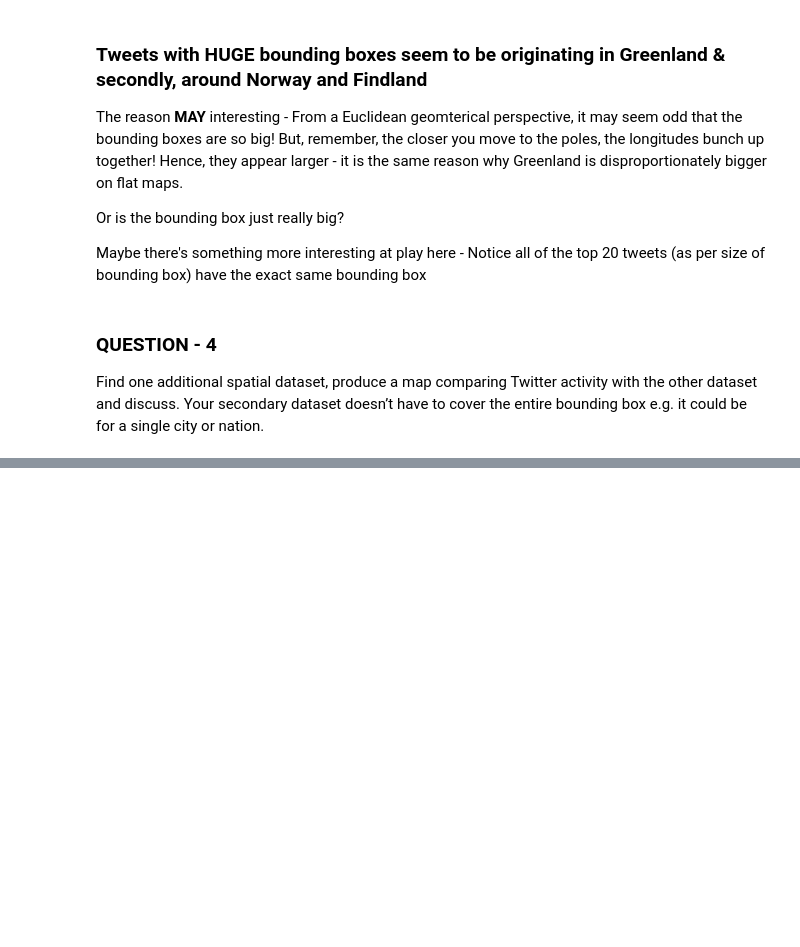
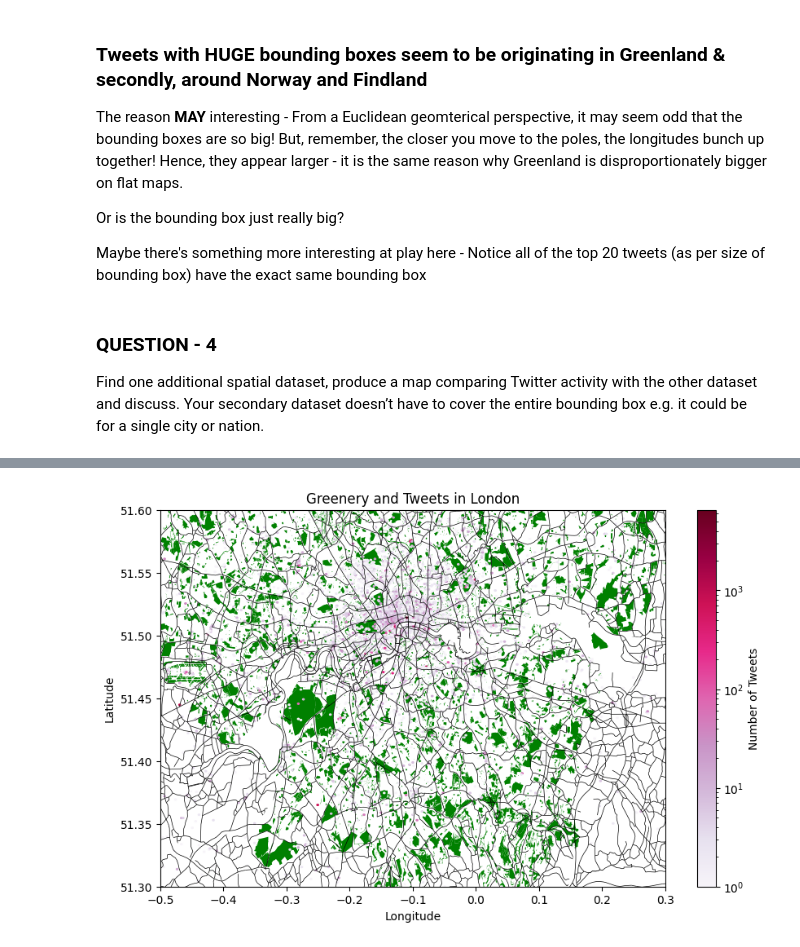
Before and after one commit to katoxiv/X-Notebooks, a Jupyter notebook: Twitter_Coursework/03_Mapping.ipynb, the cells around one changed output, grey strips where cells are left out. Drawn from its saved outputs; the diff is of its cells as text; code cells hidden in the pictures; blank space fills up the shorter version.

```diff
--- a/Twitter_Coursework/03_Mapping.ipynb
+++ b/Twitter_Coursework/03_Mapping.ipynb
@@ -347,22 +381,25 @@ with fiona.open(shape_file) as layers:
 # %%
 # Make subplot
 fig , ax = plt.subplots(figsize = (10,6))
 
-p1 = PatchCollection(patches_greenery , edgecolor = 'green' , lw = 0.01 , facecolor = 'green', alpha  = 0.5);
+p1 = PatchCollection(patches_greenery , edgecolor = 'green' , lw = 0.01 , facecolor = 'green');
 ax.add_collection(p1);
 
-p2 = PatchCollection(patches , edgecolor = 'k' , lw = 0.5 , facecolor = 'white', alpha =0.5);
+# Scatter for tweets
+ax1 = ax.hexbin(x_coord , y_coord , gridsize = 300 , bins = 'log' , cmap = "PuRd");
+# ax.scatter(x_coord, y_coord,s=0.2,c='red')
+cbar = fig.colorbar(ax1);
+cbar.set_label('Number of Tweets');
+
+p2 = PatchCollection(patches , edgecolor = 'black' , lw = 0.5 , facecolor = 'white');
 ax.add_collection(p2);
 
-# Scatter for tweets
-# ax1 = ax.hexbin(x_coord , y_coord , gridsize = 200 , bins = 'log' , cmap = "Reds");
-ax.scatter(x_coord, y_coord,s=0.2,c='red')
-cbar = fig.colorbar(ax1);
-cbar.set_label('Number of Tweets');
 
 plt.xlabel('Longitude');
 plt.ylabel('Latitude');
 plt.autoscale();
 plt.title('Greenery and Tweets in London')
 plt.xlim(long_min,long_max);
 plt.ylim(lat_min,lat_max);
+# %% [output]
+[figure, added]
```
Also changed, not shown: parts of 6 cells of this notebook.
